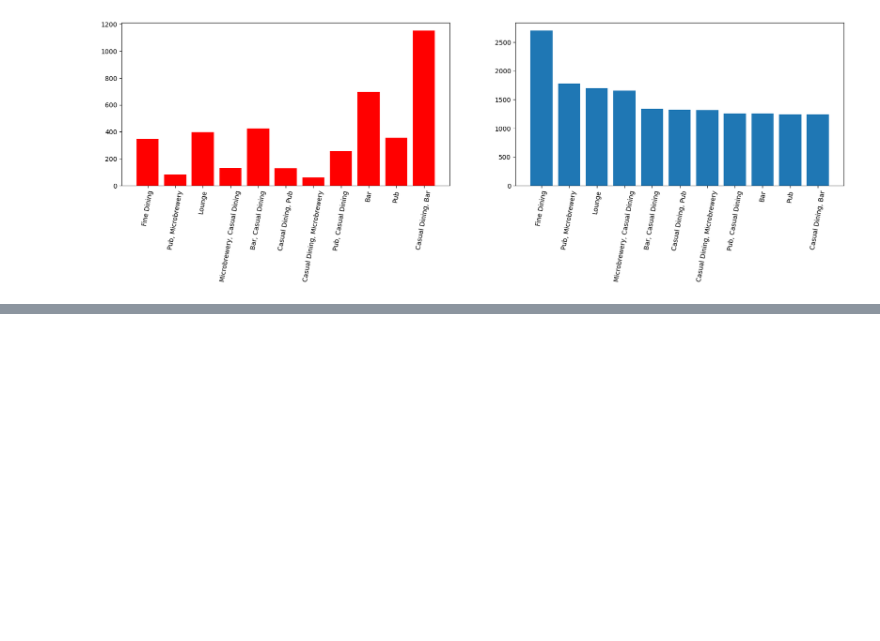
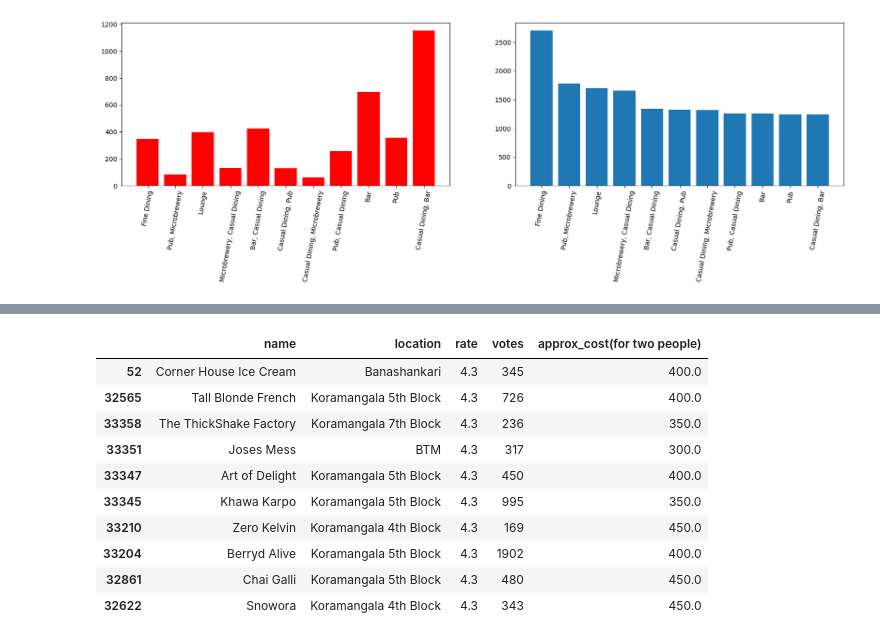
Before and after one commit to AlistairPereira/python-data-analysis-lab, a Jupyter notebook: notebooks/Restaurant_data_cleaning.ipynb, the cells around one changed output, grey strips where cells are left out. Cells and saved outputs as stored; diff of their text form; code cells hidden in the pictures; blank space fills up the shorter version.

```diff
--- a/notebooks/Restaurant_data_cleaning.ipynb
+++ b/notebooks/Restaurant_data_cleaning.ipynb
@@ -868,0 +925,14 @@ ax2.tick_params(axis='x', rotation=80)
+# %%
+def cost_category(cost):
+    if cost <= 300:
+        return 'low cost'
+    elif cost > 300 and cost <= 700:
+        return 'medium cost'
+    elif cost > 700 and cost <= 1500:
+        return 'high cost'
+    else:
+        return 'premium'
+# %%
+df['cost_category'] = df['approx_cost(for two people)'].apply(cost_category)
+# Take every value from approx_cost(for two people), send it into the cost_category()
+# function, get the category result, and store that result in a new column called cost_category
@@ -868,0 +963,18 @@ ax2.tick_params(axis='x', rotation=80)
+# %%
+x=(
+    df[(df['rate']==4.3) & (df['approx_cost(for two people)'] <= 500) & (df['votes'] >= 100)]
+[['name','location', 'rate', 'votes', 'approx_cost(for two people)']].sort_values(by='rate',ascending=False).head(10)
+)
+x
+# %% [output]
+|  | name | location | rate | votes | approx_cost(for two people) |
+| 52 | Corner House Ice Cream | Banashankari | 4.3 | 345 | 400.0 |
+| 32565 | Tall Blonde French | Koramangala 5th Block | 4.3 | 726 | 400.0 |
+| 33358 | The ThickShake Factory | Koramangala 7th Block | 4.3 | 236 | 350.0 |
+| 33351 | Joses Mess | BTM | 4.3 | 317 | 300.0 |
+| 33347 | Art of Delight | Koramangala 5th Block | 4.3 | 450 | 400.0 |
+| 33345 | Khawa Karpo | Koramangala 5th Block | 4.3 | 995 | 350.0 |
+| 33210 | Zero Kelvin | Koramangala 4th Block | 4.3 | 169 | 450.0 |
+| 33204 | Berryd Alive | Koramangala 5th Block | 4.3 | 1902 | 400.0 |
+| 32861 | Chai Galli | Koramangala 5th Block | 4.3 | 480 | 450.0 |
+| 32622 | Snowora | Koramangala 4th Block | 4.3 | 343 | 450.0 |
```
Also changed, not shown: parts of 8 cells of this notebook.
